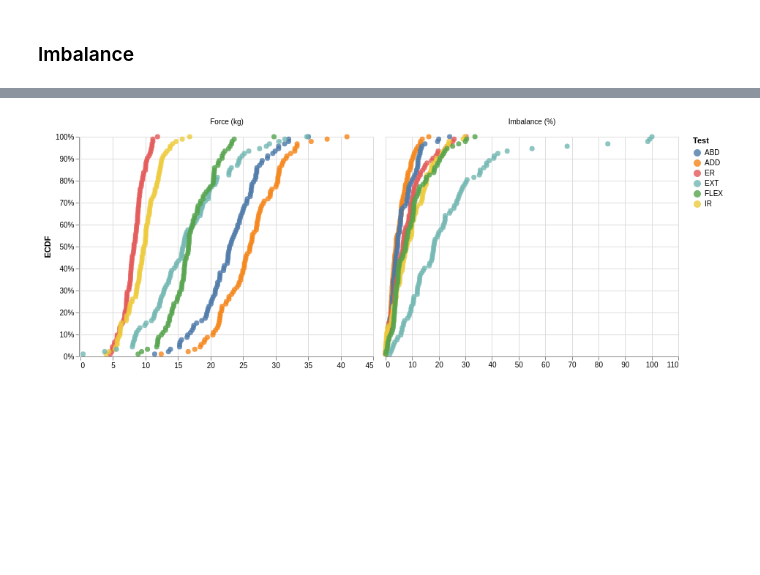
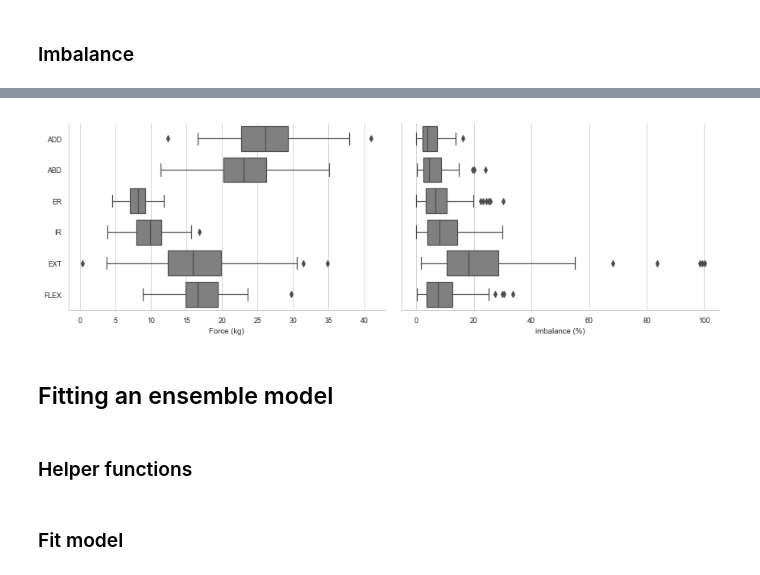
Before and after one commit to romainmartinez/synchro, a Jupyter notebook: synchro.ipynb, the cells around one changed output, grey strips where cells are left out. Cells and saved outputs as stored; diff of their text form; code cells hidden in the pictures; blank space fills up the shorter version.

```diff
--- a/synchro.ipynb
+++ b/synchro.ipynb
@@ -247,14 +191,23 @@ plot_bars(
-# %%
-t = X_augmented_melted.copy()
-t["ECDF"] = t.groupby(["Variable", "Test"])["value"].transform(
-    lambda x: x.rank(method="first") / len(x)
-)
-
-alt.Chart(t).mark_circle(size=50, opacity=0.8).encode(
-    alt.X("value", scale=alt.Scale(zero=False), title=None),
-    alt.Y("ECDF", axis=alt.Axis(format="%")),
-    alt.Color("Test"),
-    alt.Tooltip(["Test:N", "ECDF:Q", "value:Q"]),
-).facet(column=alt.Column("Variable", title=None)).resolve_scale(x="independent")
-# %% [output]
-[figure, removed]
+# %%
+fig, ax = plt.subplots(ncols=2, sharey=True, figsize=(12, 4))
+sns.boxplot(
+    data=X_augmented[[i for i in X_augmented if i[0] == "i"]],
+    orient="h",
+    color="grey",
+    ax=ax[1],
+)
+sns.boxplot(
+    data=X_augmented[[i for i in X_augmented if i[0] != "i"]],
+    orient="h",
+    color="grey",
+    ax=ax[0],
+)
+ax[0].set_xlabel("Force (kg)")
+ax[1].set_xlabel("imbalance (%)")
+plt.tight_layout()
+sns.despine()
+plt.savefig('./share/fig/X.png', dpi=300)
+# %% [output]
+[figure, added]
+# %% [markdown]
+## Fitting an ensemble model
@@ -260,0 +223,2 @@ alt.Chart(t).mark_circle(size=50, opacity=0.8).encode(
+# %% [markdown]
+### Helper functions
@@ -260,0 +285,2 @@ alt.Chart(t).mark_circle(size=50, opacity=0.8).encode(
+# %% [markdown]
+### Fit model
```
Also changed, not shown: parts of 42 cells of this notebook, 22 other files.
